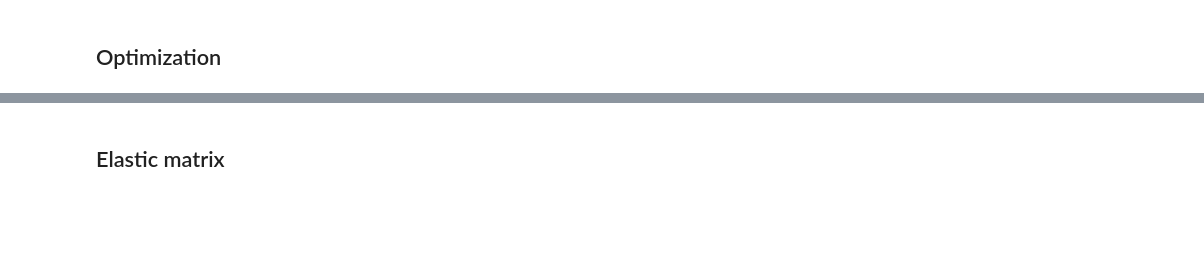
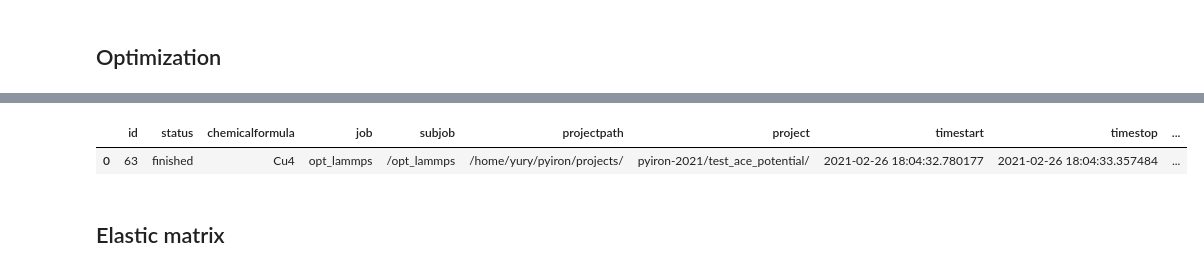
Before and after one commit to pyiron-workshop/potentials-workshop-2021, a Jupyter notebook: day_2/ace/pacemaker-fit-tutorial.ipynb, the cells around one changed output, grey strips where cells are left out. Cells and saved outputs as stored; diff of their text form; code cells hidden in the pictures; blank space fills up the shorter version.

```diff
--- a/day_2/ace/pacemaker-fit-tutorial.ipynb
+++ b/day_2/ace/pacemaker-fit-tutorial.ipynb
@@ -164,3 +236,8 @@ The job opt_lammps was saved and received the ID: 81
+# %%
+test_pr.job_table()
+# %% [output]
+|  | id | status | chemicalformula | job | subjob | projectpath | project | timestart | timestop | ... |
+| 0 | 63 | finished | Cu4 | opt_lammps | /opt_lammps | /home/yury/pyiron/projects/ | pyiron-2021/test_ace_potential/ | 2021-02-26 18:04:32.780177 | 2021-02-26 18:04:33.357484 | ... |
 # %% [markdown]
 ## Elastic matrix
 # %%
```
Also changed, not shown: parts of 40 cells of this notebook.
